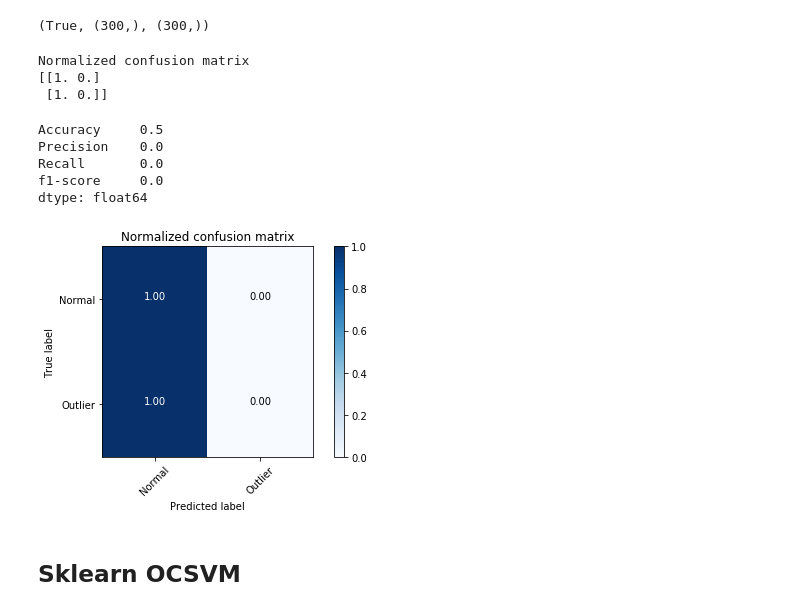
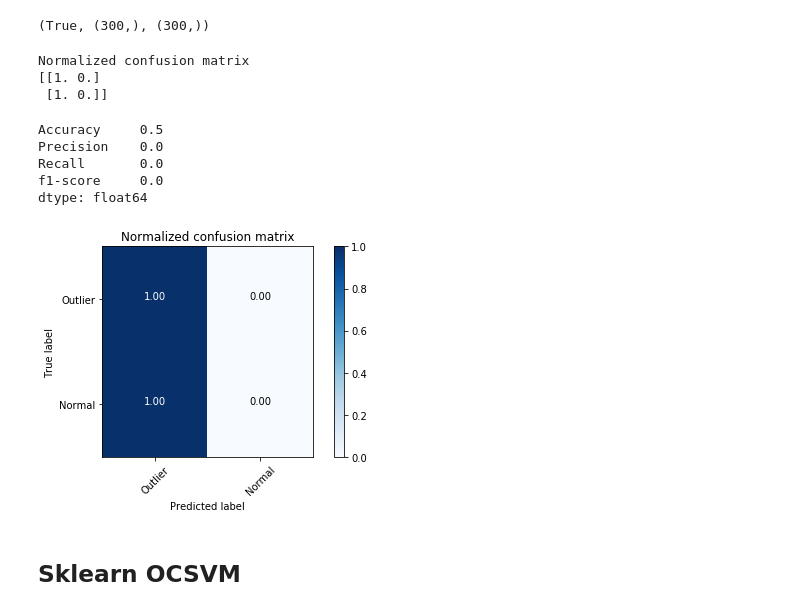
Before and after one commit to DEKHTIARJonathan/DeepOneClass, a Jupyter notebook: source_files/main.ipynb, the cells around one changed output. Cells and saved outputs as stored; diff of their text form; code cells hidden in the pictures.

```diff
--- a/source_files/main.ipynb
+++ b/source_files/main.ipynb
@@ -10,6 +13,3 @@ np.random.seed(1)
 # Input data
 # %%
 from data_utils import train_cnn_input_fn, test_cnn_input_fn
-# %%
-class_nbr = 6
-batch_size = 2
@@ -113,0 +165,8 @@ IndexError: tuple index out of range
+# %%
+predictions = classifier.predict(
+    input_fn=lambda: get_input_fn(test_csv_path, repeat=False),
+)
+
+predictions_list = list(predictions)
+predicted_scores = np.asarray(list(map(lambda p: p["predicted_scores"], predictions_list))).astype(np.int32)
+predicted_classes = np.asarray(list(map(lambda p: p["predicted_classes"], predictions_list))).astype(np.int32)
@@ -114,32 +202,2 @@ IndexError: tuple index out of range
 # %% [markdown]
 # Sklearn OCSVM
-# %%
-# Must load full data in memory with sklearn
-
-# Train set
-x_train = []
-input_fn = train_input_fn()
-sess = tf.Session()
-while True:
-    try:
-        data = sess.run(input_fn)
-        for i in range(batch_size):
-            x_train.append(data[i])
-    except tf.errors.OutOfRangeError:
-        break
-x_train = np.asarray(x_train)
-
-# Test set
-x_test = []
-input_fn = test_input_fn()
-sess = tf.Session()
-while True:
-    try:
-        data = sess.run(input_fn)
-        for i in range(batch_size):
-            x_test.append(data[i])
-    except tf.errors.OutOfRangeError:
-        break
-x_test = np.asarray(x_test)
-
-x_train.shape, x_test.shape
@@ -216,7 +289,7 @@ def evaluation_summary(y_true, y_pred, plot_cm=False):
     cm = confusion_matrix(y_true, y_pred)
 
     if plot_cm:
-        plot_confusion_matrix(cm, classes=["Normal", "Outlier"],
+        plot_confusion_matrix(cm, classes=["Outlier", "Normal"],
                               normalize=True, title='Normalized confusion matrix')
 
     return pd.Series({
@@ -241,17 +314,17 @@ predictions_classes.shape == y_true.shape, predictions_classes.shape, y_true.sha
 # %% [output]
 (True, (300,), (300,))
 # %%
-evaluation_summary(y_true, predictions_classes, plot_cm=True)
+evaluation_summary(y_true, predicted_classes, plot_cm=True)
 # %% [output]
 Normalized confusion matrix
 [[1. 0.]
  [1. 0.]]
 Accuracy     0.5
 Precision    0.0
 Recall       0.0
 f1-score     0.0
 dtype: float64
-[figure, old version]
+[figure, new version]
 # %% [markdown]
 ## Sklearn OCSVM
 # %%
```
Also changed, not shown: parts of 24 cells of this notebook, 3 other files.
